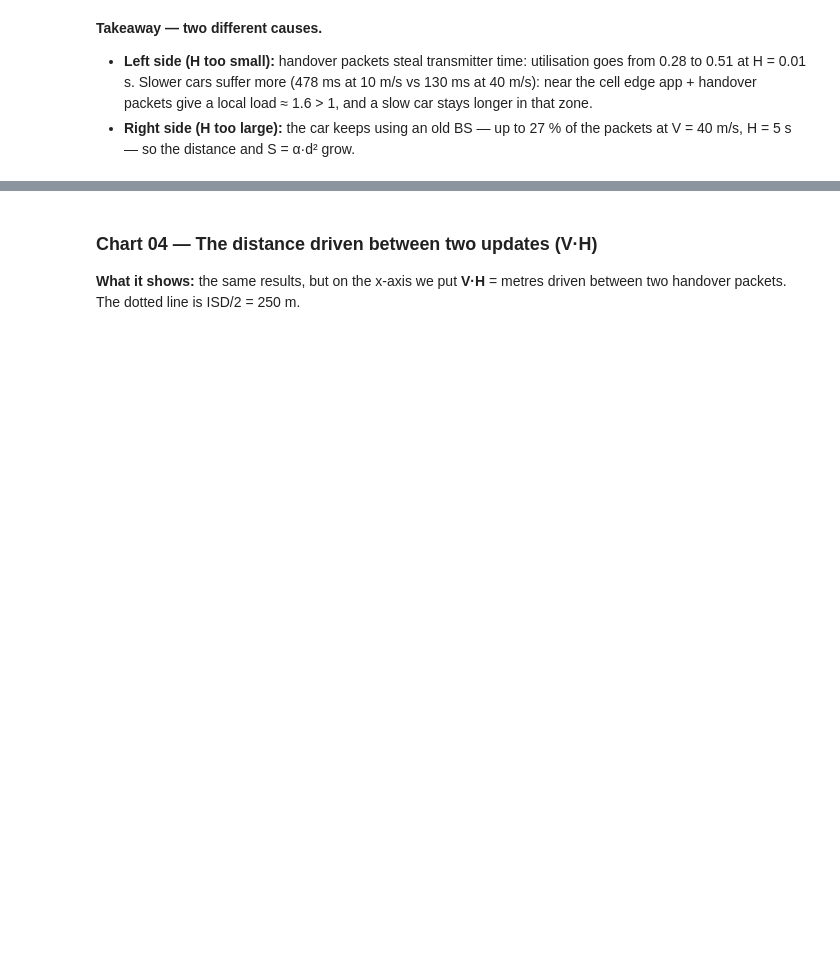
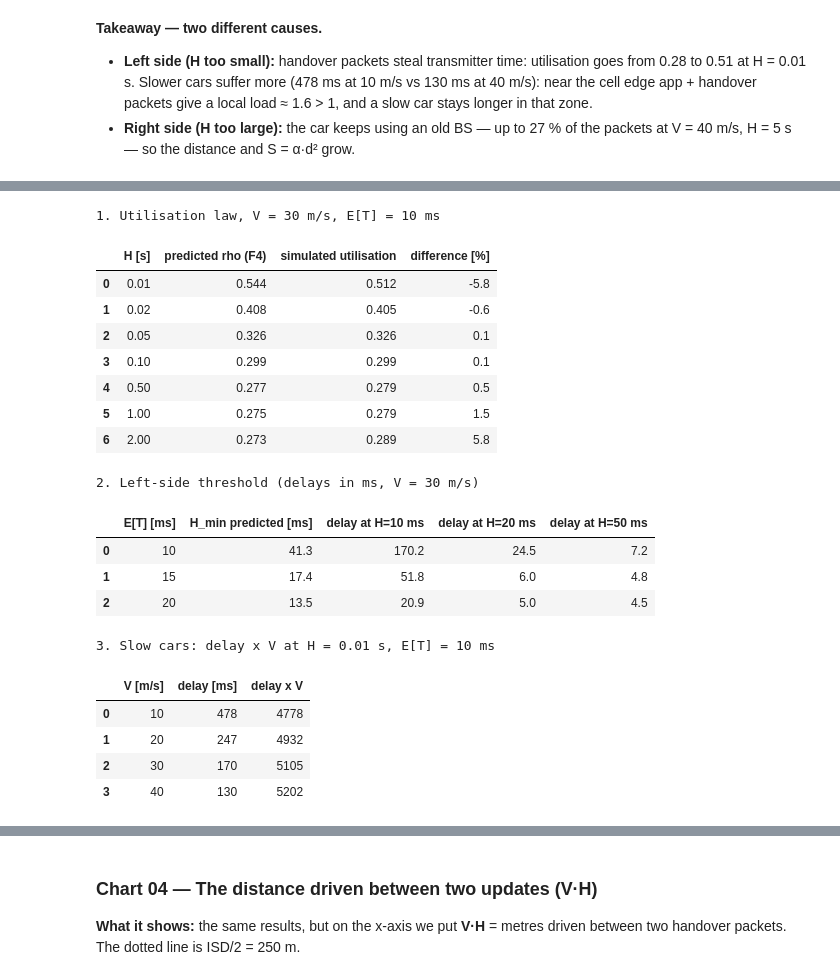
Before and after one commit to Milko0/5G-Vehicle, a Jupyter notebook: Analysis/analyze_results.ipynb, the cells around one changed output, grey strips where cells are left out. Cells and saved outputs as stored; diff of their text form; code cells hidden in the pictures; blank space fills up the shorter version.

```diff
--- a/Analysis/analyze_results.ipynb
+++ b/Analysis/analyze_results.ipynb
@@ -425,0 +589,55 @@ save(fig, "03_mechanism", width=1400, height=540)
+# %%
+ES = ALPHA * (ISD**2 / 12 + OFFSET**2)          # F2: mean S with ideal association
+S_edge = ALPHA * (250**2 + OFFSET**2)            # F3: S at the cell edge
+exp10 = summary[(summary["dist"] == "Exponential") & (summary["T"] == 10)]
+
+# 1. utilisation law (F4), V = 30 m/s
+rows = []
+for h in [0.01, 0.02, 0.05, 0.1, 0.5, 1, 2]:
+    measured = exp10[(exp10["V"] == 30) & (exp10["H"] == h)]["utilization:timeavg"].iloc[0]
+    predicted = (1 / 0.010 + 1 / h) * ES
+    rows.append({"H [s]": h, "predicted rho (F4)": round(predicted, 3), "simulated utilisation": round(measured, 3),
+                 "difference [%]": round(100 * (measured / predicted - 1), 1)})
+print("1. Utilisation law, V = 30 m/s, E[T] = 10 ms")
+display(pd.DataFrame(rows))
+
+# 2. threshold H_min for each E[T], V = 30 m/s
+rows = []
+for T in [10, 15, 20]:
+    H_min = S_edge / (1 - S_edge / (T / 1000))
+    d = summary[(summary["dist"] == "Exponential") & (summary["T"] == T) & (summary["V"] == 30)].set_index("H")
+    rows.append({"E[T] [ms]": T, "H_min predicted [ms]": round(H_min * 1000, 1),
+                 "delay at H=10 ms": round(d.loc[0.01, "endToEndDelay:mean"] * 1000, 1),
+                 "delay at H=20 ms": round(d.loc[0.02, "endToEndDelay:mean"] * 1000, 1),
+                 "delay at H=50 ms": round(d.loc[0.05, "endToEndDelay:mean"] * 1000, 1)})
+print("2. Left-side threshold (delays in ms, V = 30 m/s)")
+display(pd.DataFrame(rows))
+
+# 3. delay x V at H = 0.01 s
+rows = []
+for v in SPEEDS:
+    delay = exp10[(exp10["V"] == v) & (exp10["H"] == 0.01)]["endToEndDelay:mean"].iloc[0]
+    rows.append({"V [m/s]": v, "delay [ms]": round(delay * 1000), "delay x V": round(delay * 1000 * v)})
+print("3. Slow cars: delay x V at H = 0.01 s, E[T] = 10 ms")
+display(pd.DataFrame(rows))
+# %% [output]
+1. Utilisation law, V = 30 m/s, E[T] = 10 ms
+|  | H [s] | predicted rho (F4) | simulated utilisation | difference [%] |
+| 0 | 0.01 | 0.544 | 0.512 | -5.8 |
+| 1 | 0.02 | 0.408 | 0.405 | -0.6 |
+| 2 | 0.05 | 0.326 | 0.326 | 0.1 |
+| 3 | 0.10 | 0.299 | 0.299 | 0.1 |
+| 4 | 0.50 | 0.277 | 0.279 | 0.5 |
+| 5 | 1.00 | 0.275 | 0.279 | 1.5 |
+| 6 | 2.00 | 0.273 | 0.289 | 5.8 |
+2. Left-side threshold (delays in ms, V = 30 m/s)
+|  | E[T] [ms] | H_min predicted [ms] | delay at H=10 ms | delay at H=20 ms | delay at H=50 ms |
+| 0 | 10 | 41.3 | 170.2 | 24.5 | 7.2 |
+| 1 | 15 | 17.4 | 51.8 | 6.0 | 4.8 |
+| 2 | 20 | 13.5 | 20.9 | 5.0 | 4.5 |
+3. Slow cars: delay x V at H = 0.01 s, E[T] = 10 ms
+|  | V [m/s] | delay [ms] | delay x V |
+| 0 | 10 | 478 | 4778 |
+| 1 | 20 | 247 | 4932 |
+| 2 | 30 | 170 | 5105 |
+| 3 | 40 | 130 | 5202 |
```
Also changed, not shown: parts of 16 cells of this notebook, 17 other files.
